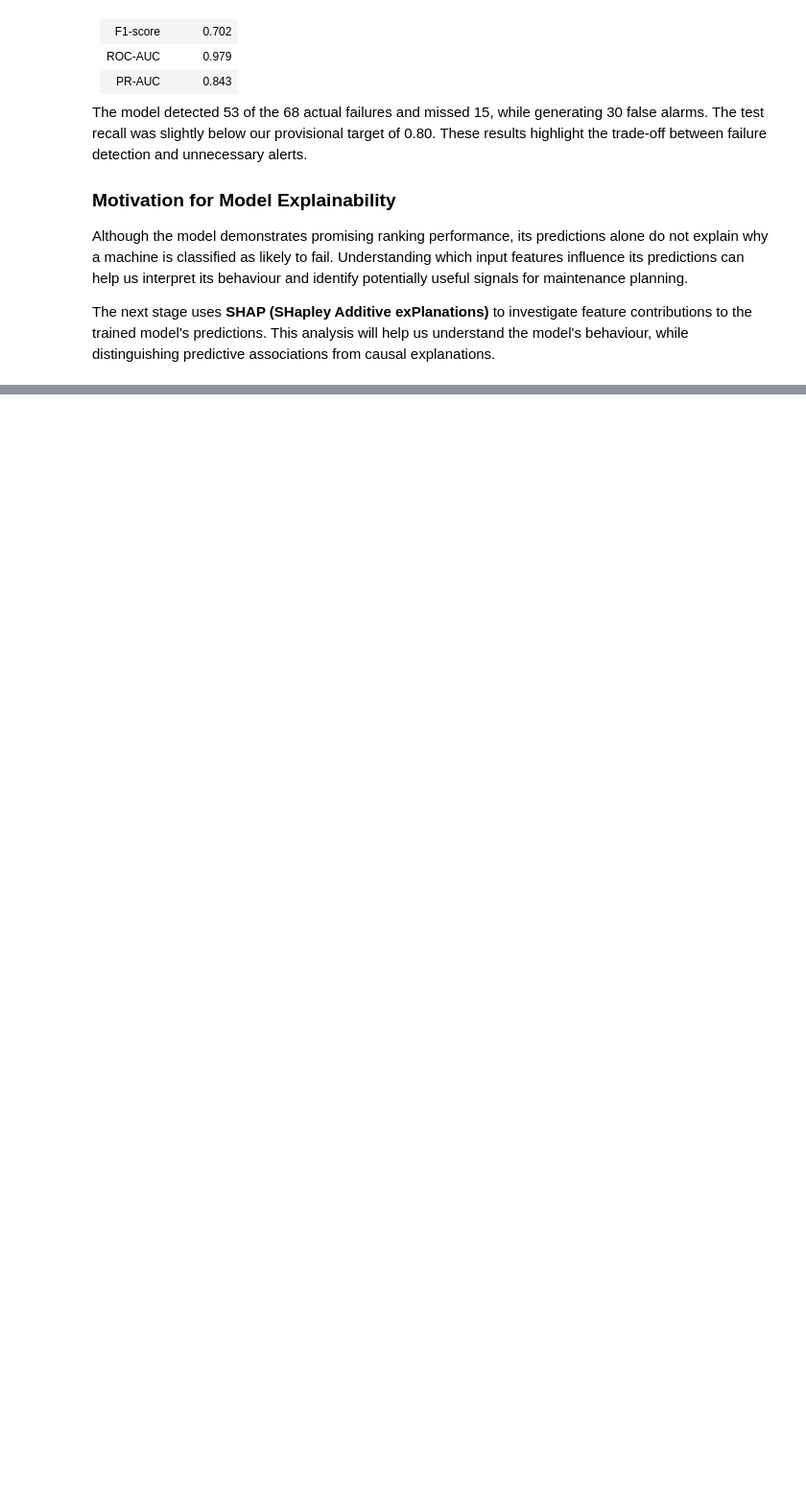
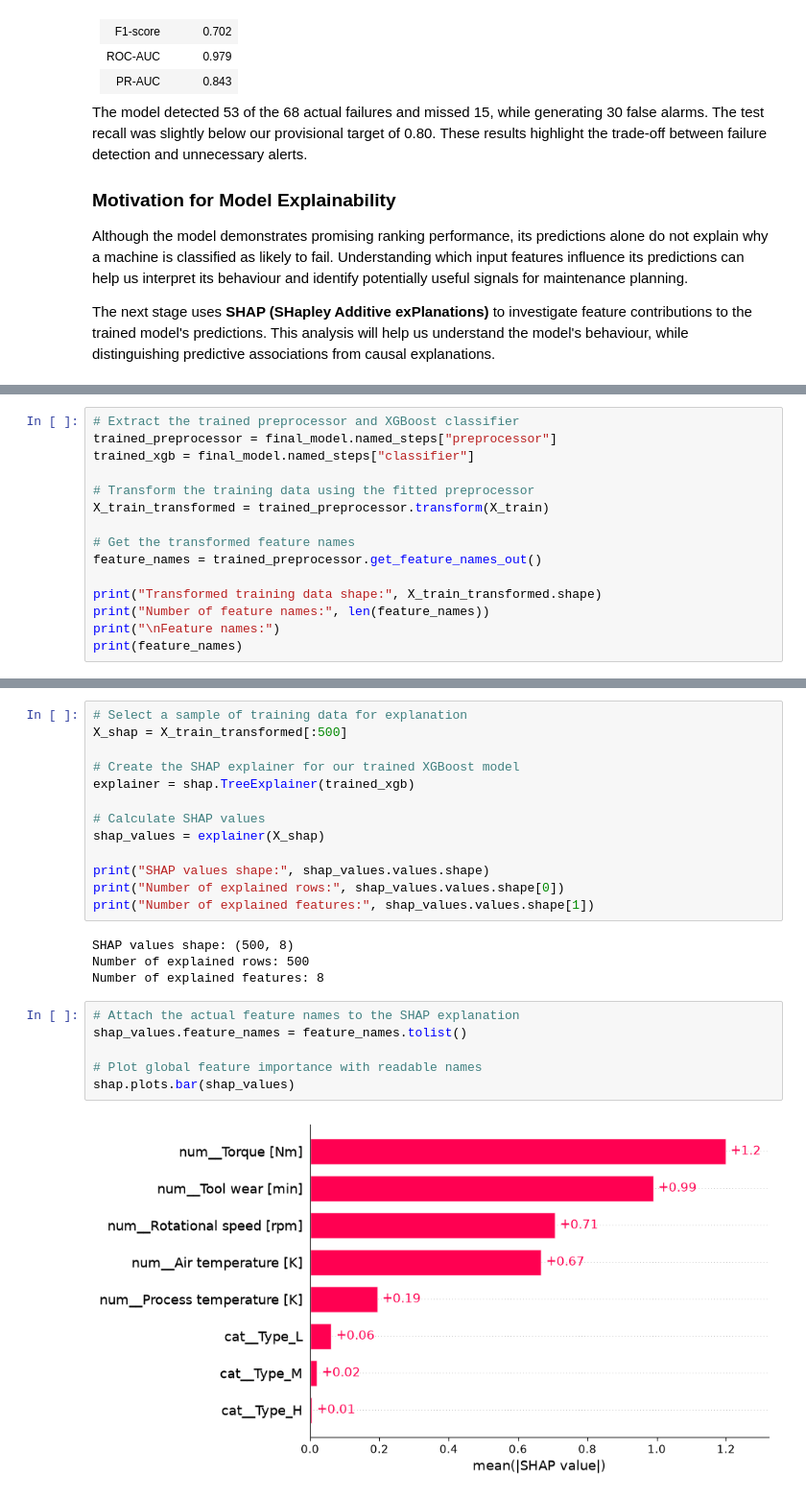
Before and after one commit to sathvik-reddy28/Intelligent-Predictive-Maintenance, a Jupyter notebook: notebooks/predictive_maintenance.ipynb, the cells around one changed output, grey strips where cells are left out. Shown at 96% size. Saved outputs shown, nothing was run; the diff lists cells and outputs as text; blank space fills up the shorter version.

Commit message:
Complete Predictive Maintenance Analysis and model Explainability

```diff
--- a/notebooks/predictive_maintenance.ipynb
+++ b/notebooks/predictive_maintenance.ipynb
@@ -1176,0 +1183,15 @@ The next stage uses **SHAP (SHapley Additive exPlanations)** to investigate feat
+# %%
+# Extract the trained preprocessor and XGBoost classifier
+trained_preprocessor = final_model.named_steps["preprocessor"]
+trained_xgb = final_model.named_steps["classifier"]
+
+# Transform the training data using the fitted preprocessor
+X_train_transformed = trained_preprocessor.transform(X_train)
+
+# Get the transformed feature names
+feature_names = trained_preprocessor.get_feature_names_out()
+
+print("Transformed training data shape:", X_train_transformed.shape)
+print("Number of feature names:", len(feature_names))
+print("\nFeature names:")
+print(feature_names)
@@ -1176,0 +1206,25 @@ The next stage uses **SHAP (SHapley Additive exPlanations)** to investigate feat
+# %%
+# Select a sample of training data for explanation
+X_shap = X_train_transformed[:500]
+
+# Create the SHAP explainer for our trained XGBoost model
+explainer = shap.TreeExplainer(trained_xgb)
+
+# Calculate SHAP values
+shap_values = explainer(X_shap)
+
+print("SHAP values shape:", shap_values.values.shape)
+print("Number of explained rows:", shap_values.values.shape[0])
+print("Number of explained features:", shap_values.values.shape[1])
+# %% [output]
+SHAP values shape: (500, 8)
+Number of explained rows: 500
+Number of explained features: 8
+# %%
+# Attach the actual feature names to the SHAP explanation
+shap_values.feature_names = feature_names.tolist()
+
+# Plot global feature importance with readable names
+shap.plots.bar(shap_values)
+# %% [output]
+[figure, added]
```
Also changed, not shown: parts of 20 cells of this notebook, 4 other files.
